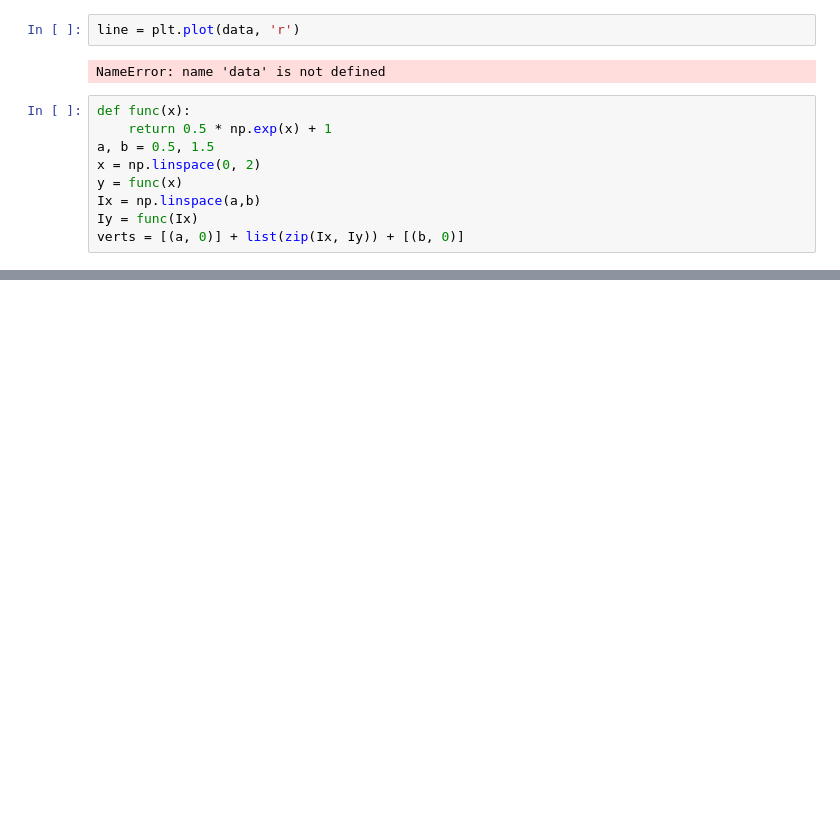
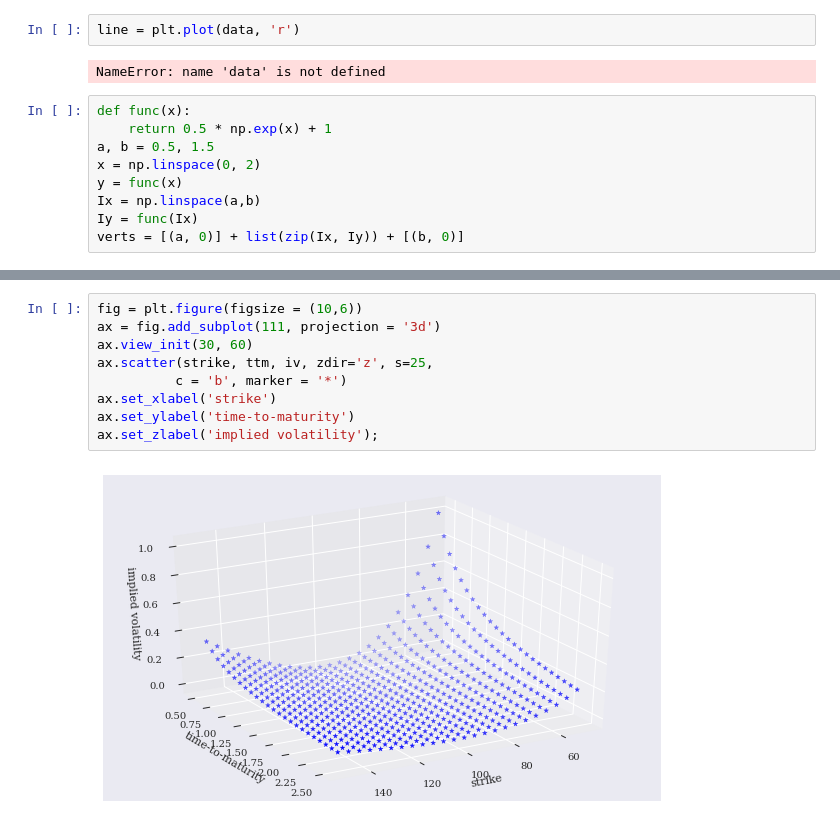
Before and after one commit to mykshut/matplotlibfinanse, a Jupyter notebook: matplotlib.ipynb, the cells around one changed output, grey strips where cells are left out. Cells and saved outputs as stored; diff of their text form; blank space fills up the shorter version.

```diff
--- a/matplotlib.ipynb
+++ b/matplotlib.ipynb
@@ -223,0 +281,11 @@ verts = [(a, 0)] + list(zip(Ix, Iy)) + [(b, 0)]
+# %%
+fig = plt.figure(figsize = (10,6))
+ax = fig.add_subplot(111, projection = '3d')
+ax.view_init(30, 60)
+ax.scatter(strike, ttm, iv, zdir='z', s=25,
+          c = 'b', marker = '*')
+ax.set_xlabel('strike')
+ax.set_ylabel('time-to-maturity')
+ax.set_zlabel('implied volatility');
+# %% [output]
+[figure, added]
```
Also changed, not shown: parts of 19 cells of this notebook.
